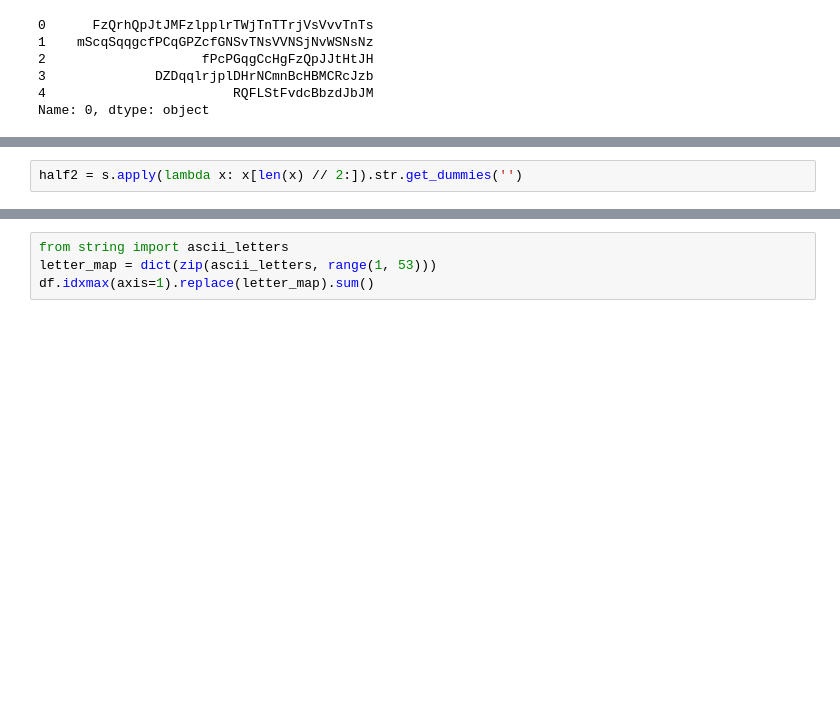
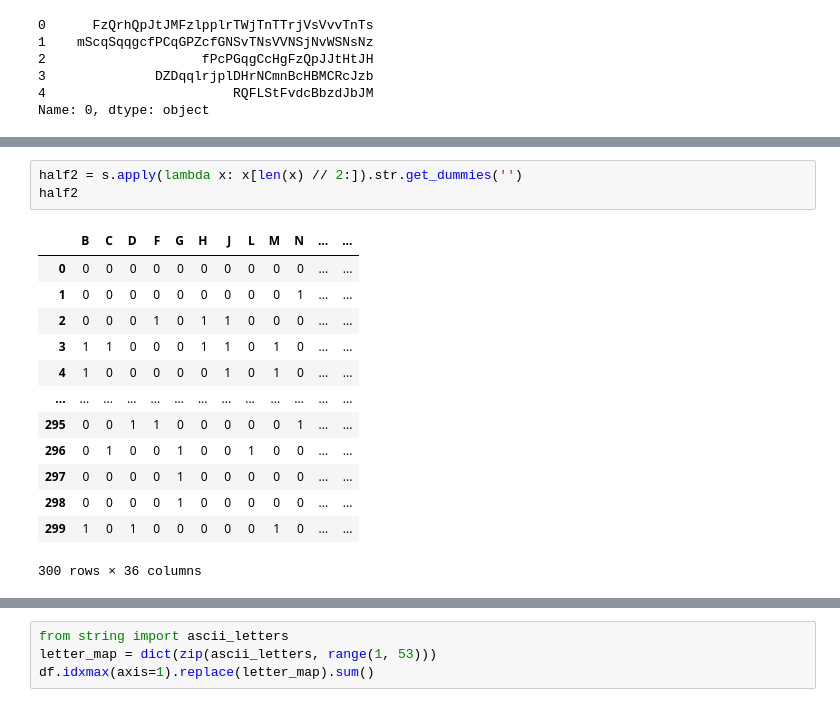
Before and after one commit to tdpetrou/Advent-of-Code-Pandas, a Jupyter notebook: 2022/Problems.ipynb, the cells around one changed output, grey strips where cells are left out. Saved outputs shown, nothing was run; the diff lists cells and outputs as text; blank space fills up the shorter version.

```diff
--- a/2022/Problems.ipynb
+++ b/2022/Problems.ipynb
@@ -219,2 +261,17 @@ half1 = s.apply(lambda x: x[:len(x) // 2]).str.get_dummies('')
 # %%
 half2 = s.apply(lambda x: x[len(x) // 2:]).str.get_dummies('')
+half2
+# %% [output]
+|  | B | C | D | F | G | H | J | L | M | N | ... | ... |
+| 0 | 0 | 0 | 0 | 0 | 0 | 0 | 0 | 0 | 0 | 0 | ... | ... |
+| 1 | 0 | 0 | 0 | 0 | 0 | 0 | 0 | 0 | 0 | 1 | ... | ... |
+| 2 | 0 | 0 | 0 | 1 | 0 | 1 | 1 | 0 | 0 | 0 | ... | ... |
+| 3 | 1 | 1 | 0 | 0 | 0 | 1 | 1 | 0 | 1 | 0 | ... | ... |
+| 4 | 1 | 0 | 0 | 0 | 0 | 0 | 1 | 0 | 1 | 0 | ... | ... |
+| ... | ... | ... | ... | ... | ... | ... | ... | ... | ... | ... | ... | ... |
+| 295 | 0 | 0 | 1 | 1 | 0 | 0 | 0 | 0 | 0 | 1 | ... | ... |
+| 296 | 0 | 1 | 0 | 0 | 1 | 0 | 0 | 1 | 0 | 0 | ... | ... |
+| 297 | 0 | 0 | 0 | 0 | 1 | 0 | 0 | 0 | 0 | 0 | ... | ... |
+| 298 | 0 | 0 | 0 | 0 | 1 | 0 | 0 | 0 | 0 | 0 | ... | ... |
+| 299 | 1 | 0 | 1 | 0 | 0 | 0 | 0 | 0 | 1 | 0 | ... | ... |
+300 rows × 36 columns
```
Also changed, not shown: parts of 56 cells of this notebook, 2 other files.
